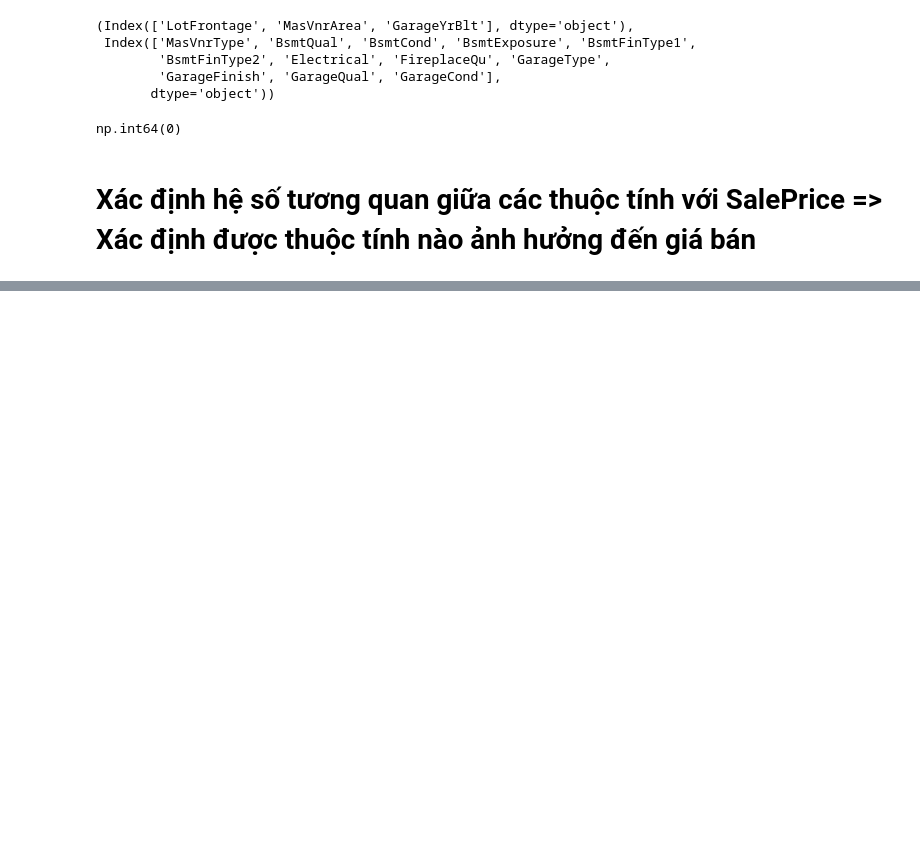
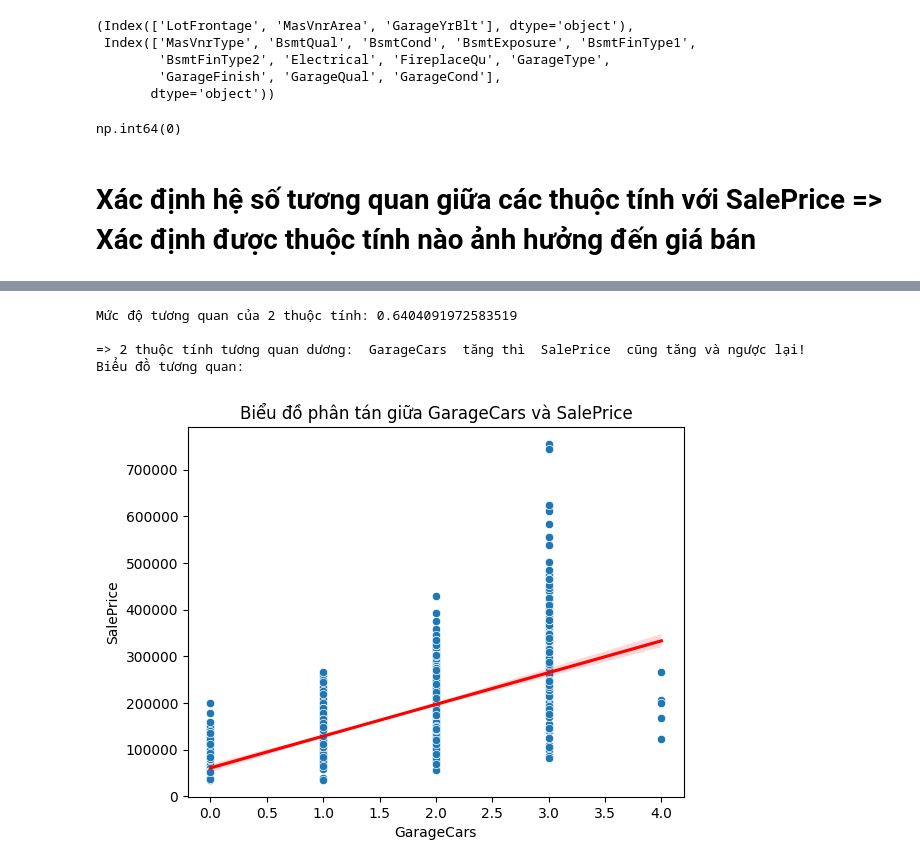
Before and after one commit to cakienx4/House-Prices---Advanced-Regression-Techniques, a Jupyter notebook: house_prices.ipynb, the cells around one changed output, grey strips where cells are left out. Saved outputs shown, nothing was run; the diff lists cells and outputs as text; code cells hidden in the pictures; blank space fills up the shorter version.

```diff
--- a/house_prices.ipynb
+++ b/house_prices.ipynb
@@ -123,0 +187,8 @@ np.float64(-0.08428413512659529)
+# %%
+tuong_quan(data,'GarageCars', 'SalePrice')
+# %% [output]
+Mức độ tương quan của 2 thuộc tính: 0.6404091972583519
+
+=> 2 thuộc tính tương quan dương:  GarageCars  tăng thì  SalePrice  cũng tăng và ngược lại!
+Biểu đồ tương quan:
+[figure, added]
```
Also changed, not shown: parts of 7 cells of this notebook.
